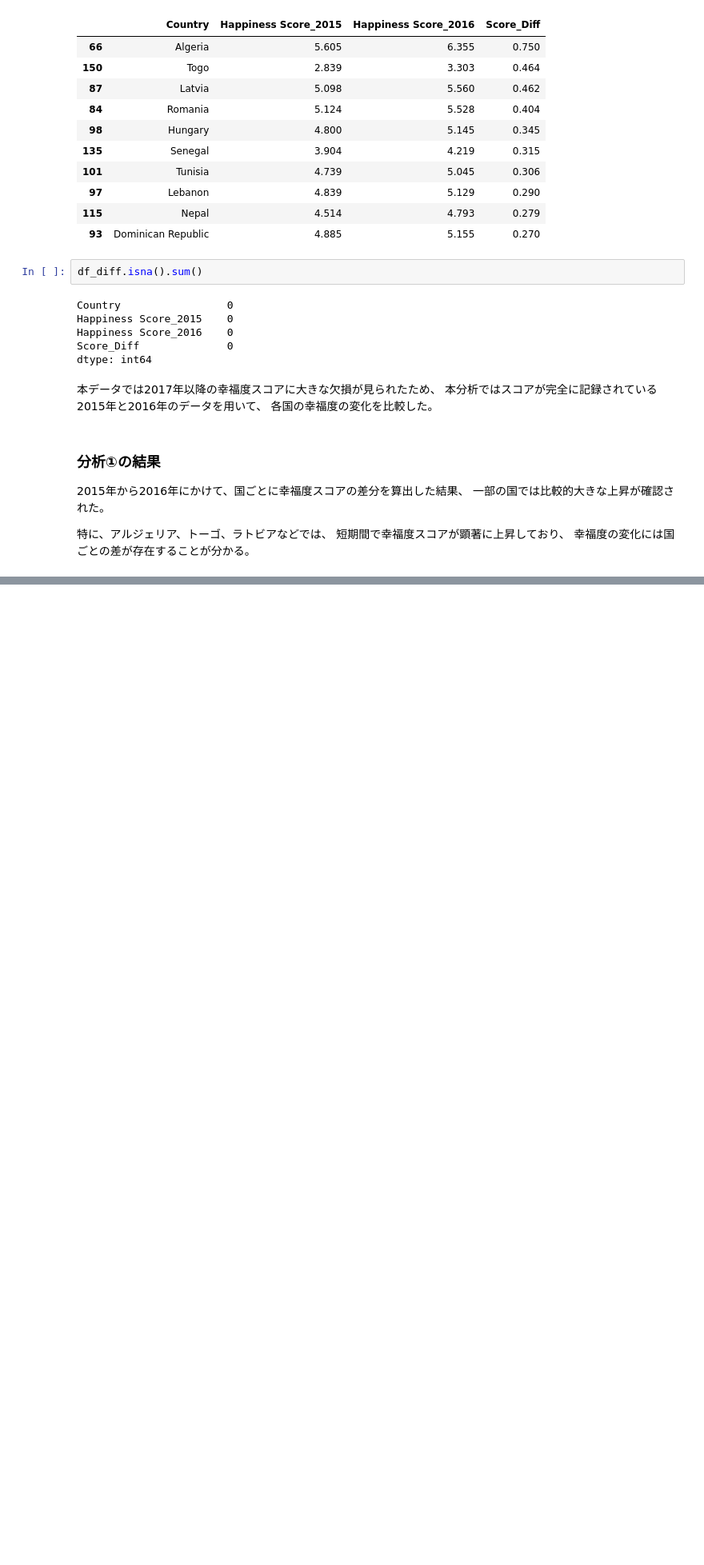
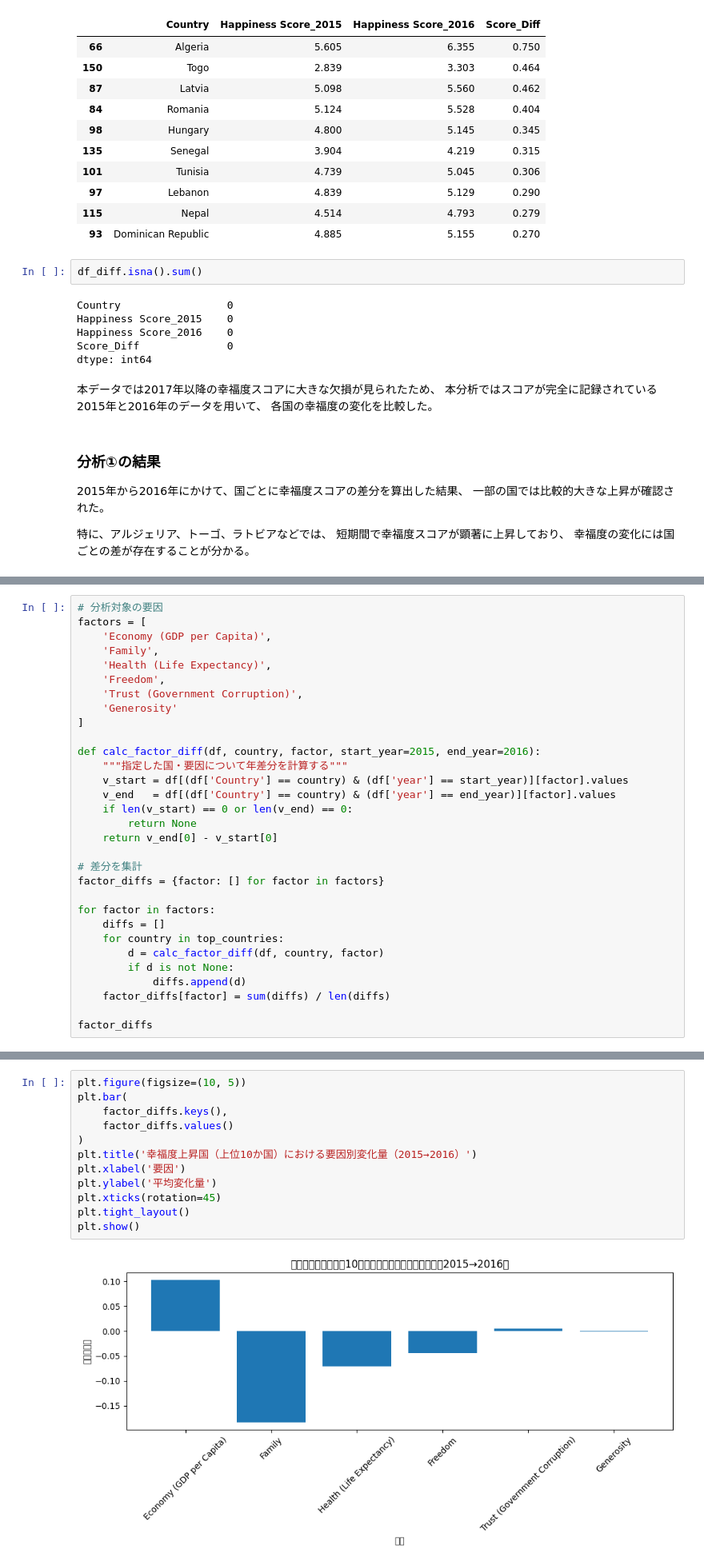
Before and after one commit to a250857y-code/me, a Jupyter notebook: 期末試験/Happiness_Report_suzuki.ipynb, the cells around one changed output, grey strips where cells are left out. Shown at 80% size. Drawn from its saved outputs; the diff is of its cells as text; blank space fills up the shorter version.

```diff
--- a/期末試験/Happiness_Report_suzuki.ipynb
+++ b/期末試験/Happiness_Report_suzuki.ipynb
@@ -296,0 +320,31 @@ dtype: int64
+# %%
+# 分析対象の要因
+factors = [
+    'Economy (GDP per Capita)',
+    'Family',
+    'Health (Life Expectancy)',
+    'Freedom',
+    'Trust (Government Corruption)',
+    'Generosity'
+]
+
+def calc_factor_diff(df, country, factor, start_year=2015, end_year=2016):
+    """指定した国・要因について年差分を計算する"""
+    v_start = df[(df['Country'] == country) & (df['year'] == start_year)][factor].values
+    v_end   = df[(df['Country'] == country) & (df['year'] == end_year)][factor].values
+    if len(v_start) == 0 or len(v_end) == 0:
+        return None
+    return v_end[0] - v_start[0]
+
+# 差分を集計
+factor_diffs = {factor: [] for factor in factors}
+
+for factor in factors:
+    diffs = []
+    for country in top_countries:
+        d = calc_factor_diff(df, country, factor)
+        if d is not None:
+            diffs.append(d)
+    factor_diffs[factor] = sum(diffs) / len(diffs)
+
+factor_diffs
@@ -296,0 +358,14 @@ dtype: int64
+# %%
+plt.figure(figsize=(10, 5))
+plt.bar(
+    factor_diffs.keys(),
+    factor_diffs.values()
+)
+plt.title('幸福度上昇国（上位10か国）における要因別変化量（2015→2016）')
+plt.xlabel('要因')
+plt.ylabel('平均変化量')
+plt.xticks(rotation=45)
+plt.tight_layout()
+plt.show()
+# %% [output]
+[figure, added]
```
Also changed, not shown: parts of 12 cells of this notebook.
